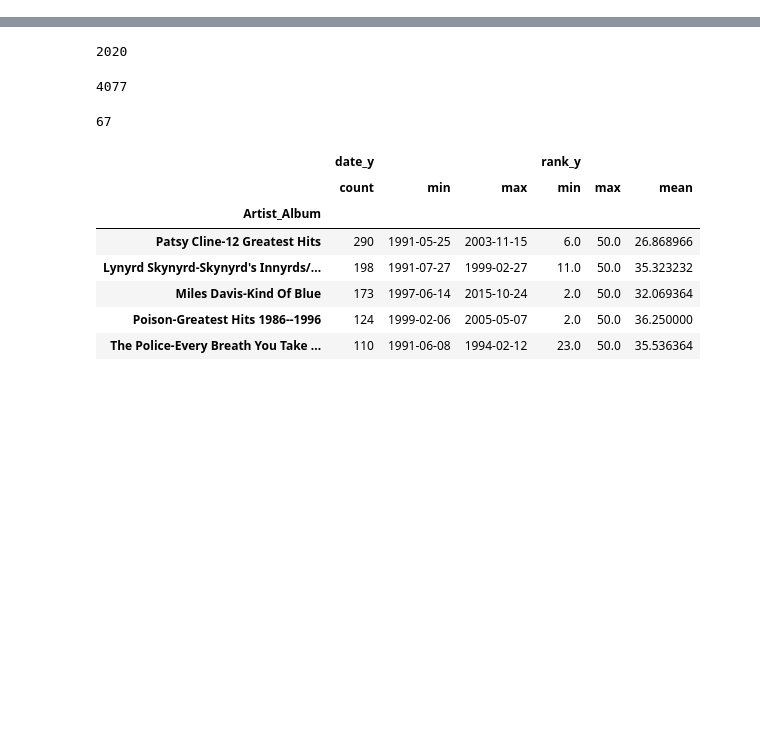
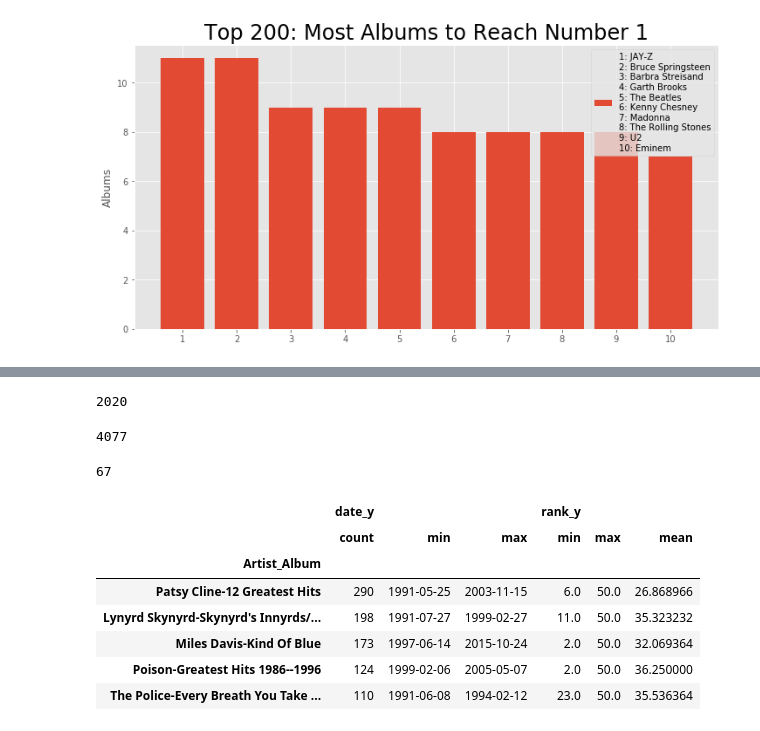
Before and after one commit to phieaglesphan/billboard-data, a Jupyter notebook: Billboard Data Analysis.ipynb, the cells around one changed output, grey strips where cells are left out. Saved outputs shown, nothing was run; the diff lists cells and outputs as text; code cells hidden in the pictures; blank space fills up the shorter version.

```diff
--- a/Billboard Data Analysis.ipynb
+++ b/Billboard Data Analysis.ipynb
@@ -118,0 +167,11 @@ len(top200[top200['artist']=='The Beatles'].groupby('album').agg('count'))
+# %%
+# creating legend for the graph
+list_artists1 = []
+for i,name in enumerate(plot0.artist,1):
+    list_artists1.append(str(i)+': '+name)
+# print(list_weeksat1)
+index_artists1 = ''
+for j in range(len(list_artists1)):
+    index_artists1+=list_artists1[j] + '\n'
+index_artists1=index_artists1[:-1]
+print(index_artists1)
@@ -118,0 +189,14 @@ len(top200[top200['artist']=='The Beatles'].groupby('album').agg('count'))
+# %%
+# graph
+plt.figure(figsize=(12,6))
+index = np.arange(10)
+plt.bar(index,plot0.album,label=plot0.artist)
+plt.xticks(range(10),range(1,11))
+plt.legend(loc=0)
+plt.legend([index_artists1])
+plt.title('Top 200: Most Albums to Reach Number 1', fontsize=24)
+plt.ylabel('Albums')
+plt.savefig('albums_at_1_by_artist.jpg')
+plt.show()
+# %% [output]
+[figure, added]
```
Also changed, not shown: parts of 64 cells of this notebook, 2 other files.
